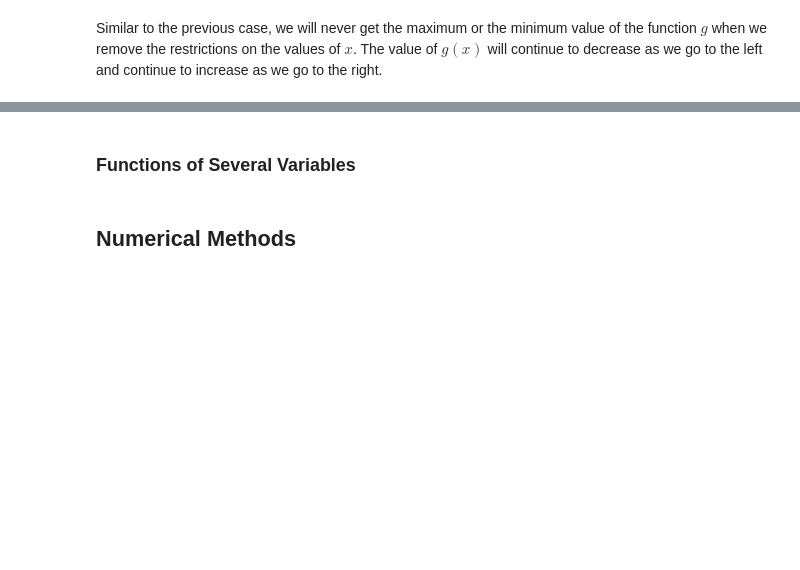
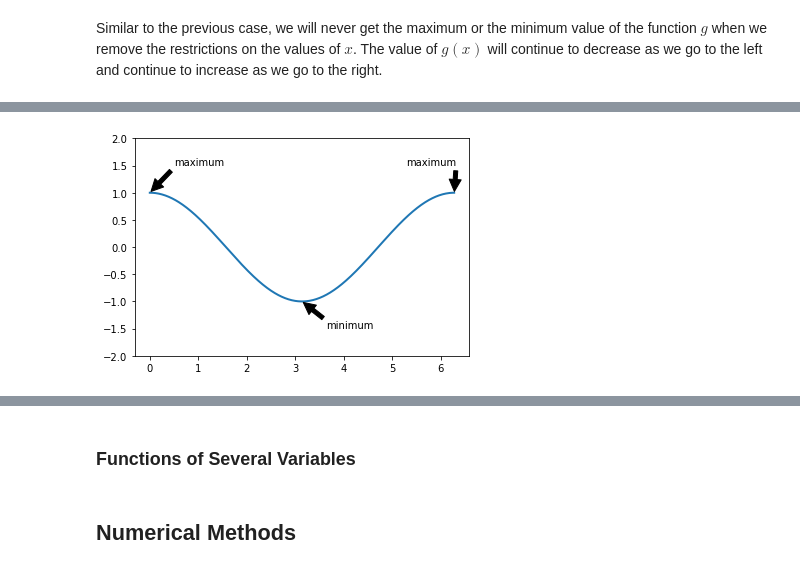
Before and after one commit to tinabargo/optimization-notes, a Jupyter notebook: Notebook 1 - Introduction to Optimization.ipynb, the cells around one changed output, grey strips where cells are left out. Cells and saved outputs as stored; diff of their text form; code cells hidden in the pictures; blank space fills up the shorter version.

```diff
--- a/Notebook 1 - Introduction to Optimization.ipynb
+++ b/Notebook 1 - Introduction to Optimization.ipynb
@@ -80,0 +92,17 @@ Similar to the previous case, we will never get the maximum or the minimum value
+# %%
+# Plot of g(x) = x^3 - 2x^2 + x - 1, where x \in [0,2]
+t = np.arange(0.0, 2*np.pi, 0.01)
+s = np.cos(t)
+line, = plt.plot(t, s, lw=2)
+
+plt.annotate('minimum', xy=(np.pi,-1), xytext=(np.pi+0.5,-1.5),
+             arrowprops=dict(facecolor='black', shrink=0.05))
+plt.annotate('maximum', xy=(0,1), xytext=(0.5,1.5),
+             arrowprops=dict(facecolor='black', shrink=0.05))
+plt.annotate('maximum', xy=(2*np.pi,1), xytext=(2*np.pi-1,1.5),
+             arrowprops=dict(facecolor='black', shrink=0.05))
+
+plt.ylim(-2,2)
+plt.show()
+# %% [output]
+[figure, added]
```
Also changed, not shown: parts of 5 cells of this notebook.
